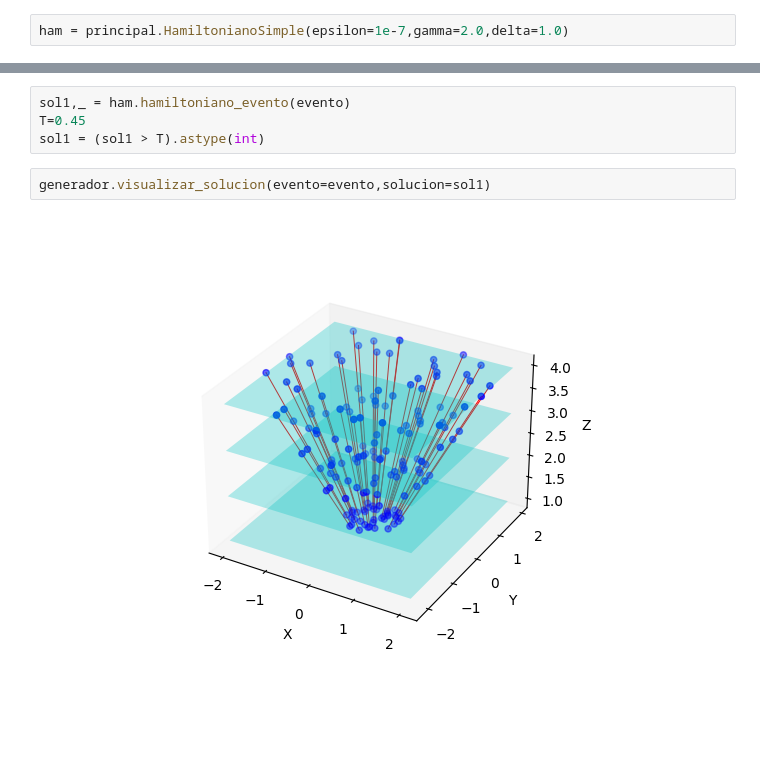
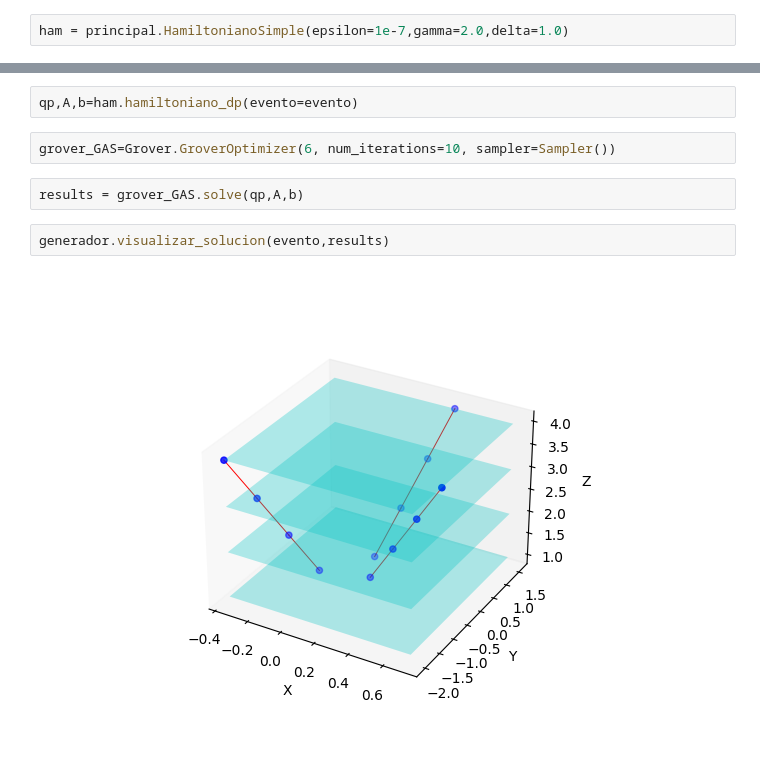
Before and after one commit to Hipolito-Arturo-Riveros-Guevara/Algoritmo-Cuantico-para-la-reconstrucci-n-de-trayectorias, a Jupyter notebook: Simulacion de evento.ipynb, the cells around one changed output, grey strips where cells are left out. Saved outputs shown, nothing was run; the diff lists cells and outputs as text; blank space fills up the shorter version.

```diff
--- a/Simulacion de evento.ipynb
+++ b/Simulacion de evento.ipynb
@@ -64,8 +69,10 @@ ham.construir_hamiltoniano(evento)
-# %%
-sol1,_ = ham.hamiltoniano_evento(evento)
-T=0.45
-sol1 = (sol1 > T).astype(int)
-# %%
-generador.visualizar_solucion(evento=evento,solucion=sol1)
-# %% [output]
-[figure, removed]
+# %%
+qp,A,b=ham.hamiltoniano_dp(evento=evento)
+# %%
+grover_GAS=Grover.GroverOptimizer(6, num_iterations=10, sampler=Sampler())
+# %%
+results = grover_GAS.solve(qp,A,b)
+# %%
+generador.visualizar_solucion(evento,results)
+# %% [output]
+[figure, added]
```
Also changed, not shown: parts of 5 cells of this notebook, 2 other files.
